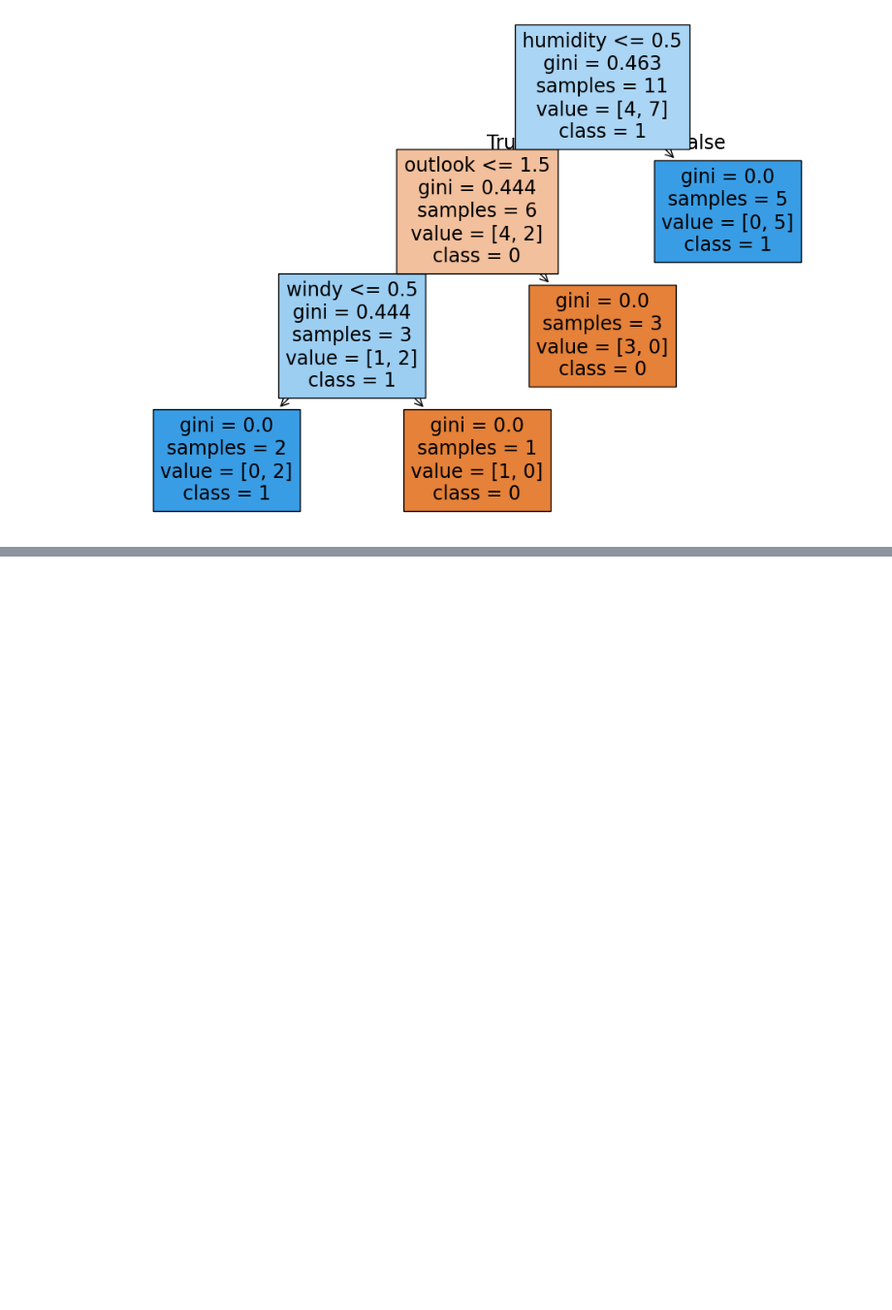
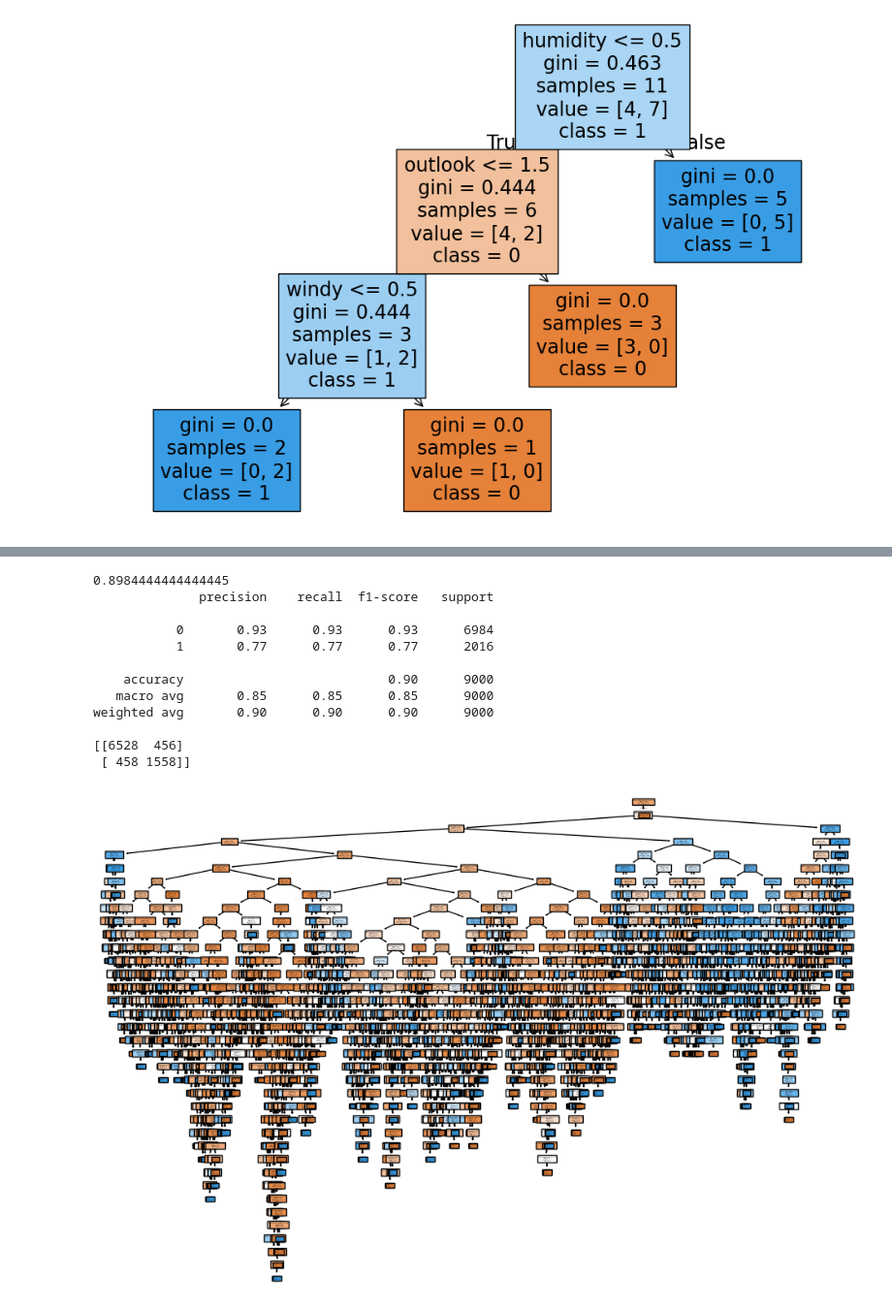
Before and after one commit to gowtham-dd/Data-Science-Basics, a Jupyter notebook: DecisionTree.ipynb, the cells around one changed output, grey strips where cells are left out. Shown: that part at 97% size. Saved outputs shown, nothing was run; the diff lists cells and outputs as text; code cells hidden in the pictures; blank space fills up the shorter version.

```diff
--- a/DecisionTree.ipynb
+++ b/DecisionTree.ipynb
@@ -72,0 +91,3 @@ plt.show()
+# %%
+df=pd.read_csv(r"/root/.cache/kagglehub/datasets/taweilo/loan-approval-classification-data/versions/1/loan_data.csv")
+df
@@ -72,0 +108,7 @@ plt.show()
+# %%
+from sklearn import preprocessing
+le = preprocessing.LabelEncoder()
+cols = ['person_home_ownership','person_gender', 'person_education','loan_intent','previous_loan_defaults_on_file']
+# Encode labels of multiple columns at once
+df[cols] = df[cols].apply(le.fit_transform)
+df
@@ -72,0 +137,39 @@ plt.show()
+# %%
+# prompt: split the model scale it and train the model and find accuracy
+
+import matplotlib.pyplot as plt
+# Splitting the data
+x = df.drop("loan_status", axis=1)
+y = df['loan_status']
+X_train, X_test, y_train, y_test = train_test_split(x, y, test_size=0.2, random_state=2)
+
+# Training the model
+dt = DecisionTreeClassifier()
+dt.fit(X_train, y_train)
+
+# Making predictions
+y_pred = dt.predict(X_test)
+
+# Evaluating the model
+print(accuracy_score(y_test, y_pred))
+print(classification_report(y_test, y_pred))
+print(confusion_matrix(y_test, y_pred))
+
+# Visualizing the decision tree (optional)
+plt.figure(figsize=(12, 8))
+plot_tree(dt, feature_names=x.columns, class_names=['0', '1'], filled=True) # Assuming binary classification, adjust class_names if needed
+plt.show()
+# %% [output]
+0.8984444444444445
+              precision    recall  f1-score   support
+
+           0       0.93      0.93      0.93      6984
+           1       0.77      0.77      0.77      2016
+
+    accuracy                           0.90      9000
+   macro avg       0.85      0.85      0.85      9000
+weighted avg       0.90      0.90      0.90      9000
+
+[[6528  456]
+ [ 458 1558]]
+[figure, added]
```
Also changed, not shown: parts of 4 cells of this notebook.
